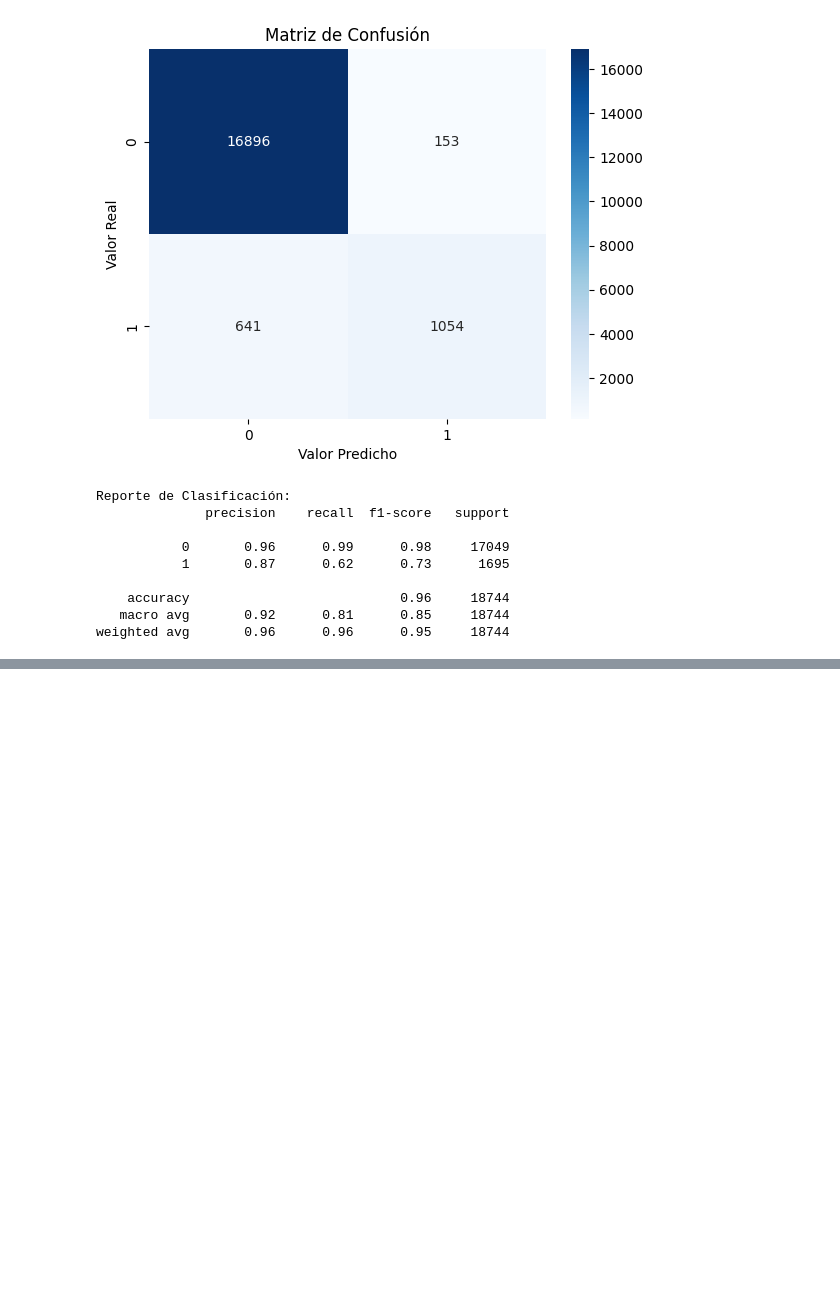
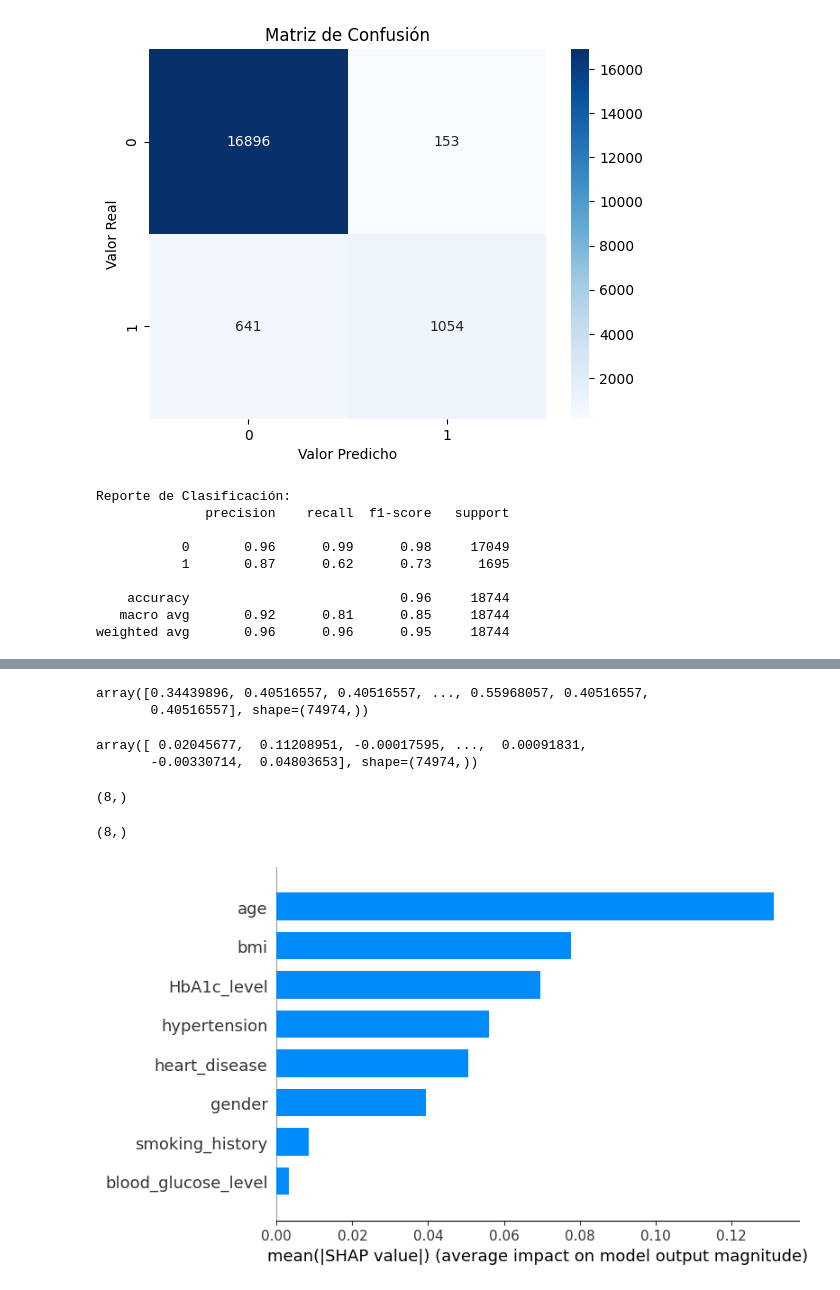
Before and after one commit to acarmonag/ML, a Jupyter notebook: diabetis.ipynb, the cells around one changed output, grey strips where cells are left out. Cells and saved outputs as stored; diff of their text form; code cells hidden in the pictures; blank space fills up the shorter version.

Commit message:
feat: add gradient boosting and explicability

```diff
--- a/diabetis.ipynb
+++ b/diabetis.ipynb
@@ -603,0 +413,18 @@ print(f"Estimated probability of diabetes: {probability:.2%}")
+# %%
+# Creamos un nuevo pipeline para el modelo de Gradient Boosting
+pipeline_gb = Pipeline(steps=[
+    ('preprocessor', preprocessor),
+    ('regressor', GradientBoostingRegressor(random_state=42))
+])
+
+# Definamos la malla de parámetros sobre la que haremos la búsqueda:
+param_grid = {
+    'regressor__n_estimators': [50, 100],
+    'regressor__max_depth': list(range(6, 10)),
+    'regressor__min_samples_leaf': [10, 300, 2000]
+}
+# Definamos nuestros modelo mediante GridSearchCV:
+gb = GridSearchCV(pipeline_gb, cv=3, param_grid=param_grid)
+# Fit the Gradient Boosting model
+gb.fit(X_train, y_train)
+print(gb.best_params_)
@@ -603,0 +492,4 @@ print(f"Estimated probability of diabetes: {probability:.2%}")
+# %%
+#Entrenamos nuestro pipeline con los mejores parámetros encontrados en la validación cruzada
+pipeline_gb.set_params(**gb.best_params_)
+pipeline_gb.fit(X_train, y_train)
@@ -603,0 +516,3 @@ print(f"Estimated probability of diabetes: {probability:.2%}")
+# %%
+gb_explainer = shap.TreeExplainer(pipeline_gb.named_steps["regressor"])
+train_gb_shap_values = gb_explainer.shap_values(X_train)
@@ -603,0 +528,24 @@ print(f"Estimated probability of diabetes: {probability:.2%}")
+# %%
+fx
+# %% [output]
+array([0.34439896, 0.40516557, 0.40516557, ..., 0.55968057, 0.40516557,
+       0.40516557], shape=(74974,))
+# %%
+y_est
+# %% [output]
+array([ 0.02045677,  0.11208951, -0.00017595, ...,  0.00091831,
+       -0.00330714,  0.04803653], shape=(74974,))
+# %%
+train_gb_shap_values[1].shape
+# %% [output]
+(8,)
+# %%
+test_gb_shap_values = gb_explainer.shap_values(X_test)
+test_gb_shap_values[1].shape
+# %% [output]
+(8,)
+# %%
+# Summary plot
+shap.summary_plot(test_gb_shap_values, X_test, plot_type="bar")
+# %% [output]
+[figure, added]
```
Also changed, not shown: parts of 42 cells of this notebook.
